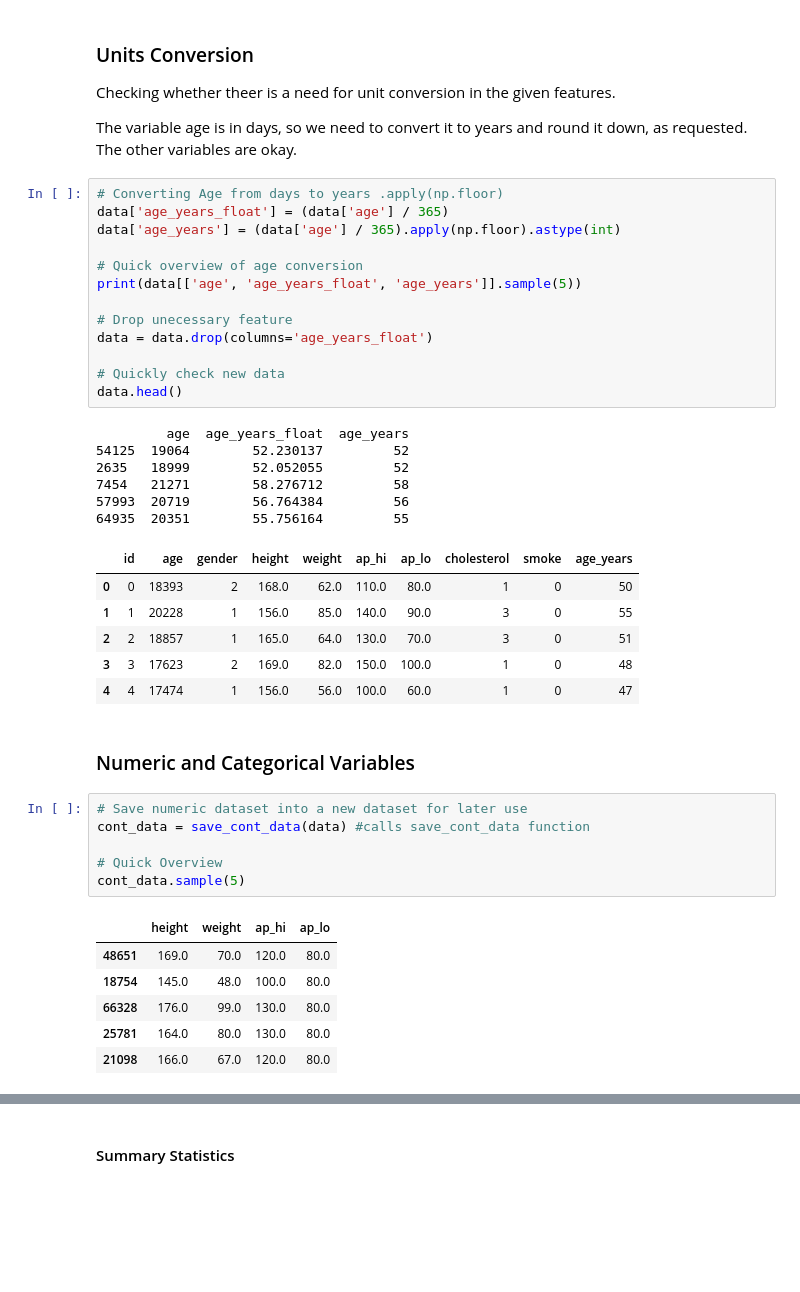
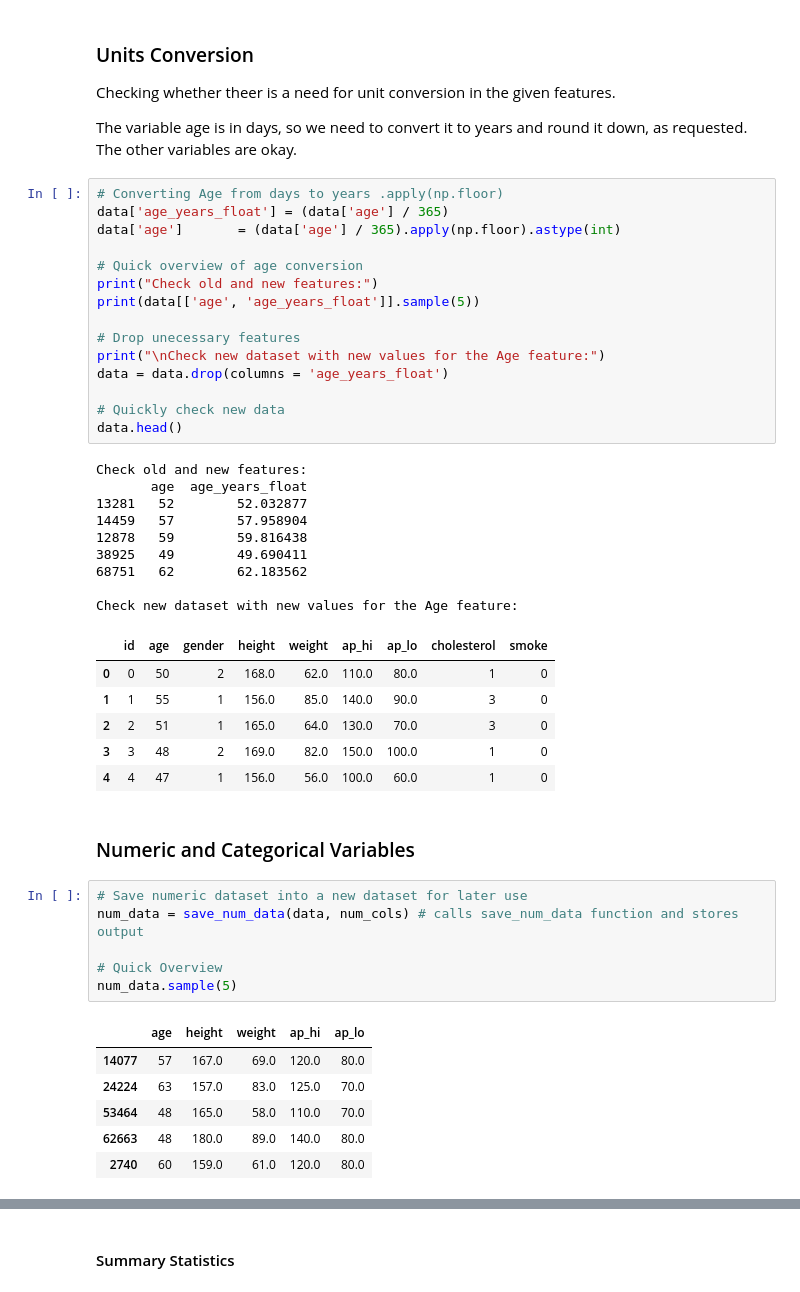
Before and after one commit to caiocvelasco/health-data-analysis, a Jupyter notebook: cardio-data-analysis-project.ipynb, the cells around one changed output, grey strips where cells are left out. Cells and saved outputs as stored; diff of their text form; blank space fills up the shorter version.

```diff
--- a/cardio-data-analysis-project.ipynb
+++ b/cardio-data-analysis-project.ipynb
@@ -351,43 +344,48 @@ The variable age is in days, so we need to convert it to years and round it down
 # %%
 # Converting Age from days to years .apply(np.floor)
 data['age_years_float'] = (data['age'] / 365)
-data['age_years'] = (data['age'] / 365).apply(np.floor).astype(int)
+data['age']       = (data['age'] / 365).apply(np.floor).astype(int)
 
 # Quick overview of age conversion
-print(data[['age', 'age_years_float', 'age_years']].sample(5))
+print("Check old and new features:")
+print(data[['age', 'age_years_float']].sample(5))
 
-# Drop unecessary feature
-data = data.drop(columns='age_years_float')
+# Drop unecessary features
+print("\nCheck new dataset with new values for the Age feature:")
+data = data.drop(columns = 'age_years_float')
 
 # Quickly check new data
 data.head()
 # %% [output]
-         age  age_years_float  age_years
-54125  19064        52.230137         52
-2635   18999        52.052055         52
-7454   21271        58.276712         58
-57993  20719        56.764384         56
-64935  20351        55.756164         55
+Check old and new features:
+       age  age_years_float
+13281   52        52.032877
+14459   57        57.958904
+12878   59        59.816438
+38925   49        49.690411
+68751   62        62.183562
+
+Check new dataset with new values for the Age feature:
-|  | id | age | gender | height | weight | ap_hi | ap_lo | cholesterol | smoke | age_years |
-| 0 | 0 | 18393 | 2 | 168.0 | 62.0 | 110.0 | 80.0 | 1 | 0 | 50 |
-| 1 | 1 | 20228 | 1 | 156.0 | 85.0 | 140.0 | 90.0 | 3 | 0 | 55 |
-| 2 | 2 | 18857 | 1 | 165.0 | 64.0 | 130.0 | 70.0 | 3 | 0 | 51 |
-| 3 | 3 | 17623 | 2 | 169.0 | 82.0 | 150.0 | 100.0 | 1 | 0 | 48 |
-| 4 | 4 | 17474 | 1 | 156.0 | 56.0 | 100.0 | 60.0 | 1 | 0 | 47 |
+|  | id | age | gender | height | weight | ap_hi | ap_lo | cholesterol | smoke |
+| 0 | 0 | 50 | 2 | 168.0 | 62.0 | 110.0 | 80.0 | 1 | 0 |
+| 1 | 1 | 55 | 1 | 156.0 | 85.0 | 140.0 | 90.0 | 3 | 0 |
+| 2 | 2 | 51 | 1 | 165.0 | 64.0 | 130.0 | 70.0 | 3 | 0 |
+| 3 | 3 | 48 | 2 | 169.0 | 82.0 | 150.0 | 100.0 | 1 | 0 |
+| 4 | 4 | 47 | 1 | 156.0 | 56.0 | 100.0 | 60.0 | 1 | 0 |
 # %% [markdown]
 ### Numeric and Categorical Variables
 # %%
 # Save numeric dataset into a new dataset for later use
-cont_data = save_cont_data(data) #calls save_cont_data function
+num_data = save_num_data(data, num_cols) # calls save_num_data function and stores output
 
 # Quick Overview
-cont_data.sample(5)
+num_data.sample(5)
 # %% [output]
-|  | height | weight | ap_hi | ap_lo |
-| 48651 | 169.0 | 70.0 | 120.0 | 80.0 |
-| 18754 | 145.0 | 48.0 | 100.0 | 80.0 |
-| 66328 | 176.0 | 99.0 | 130.0 | 80.0 |
-| 25781 | 164.0 | 80.0 | 130.0 | 80.0 |
-| 21098 | 166.0 | 67.0 | 120.0 | 80.0 |
+|  | age | height | weight | ap_hi | ap_lo |
+| 14077 | 57 | 167.0 | 69.0 | 120.0 | 80.0 |
+| 24224 | 63 | 157.0 | 83.0 | 125.0 | 70.0 |
+| 53464 | 48 | 165.0 | 58.0 | 110.0 | 70.0 |
+| 62663 | 48 | 180.0 | 89.0 | 140.0 | 80.0 |
+| 2740 | 60 | 159.0 | 61.0 | 120.0 | 80.0 |
 # %%
 # Save categorical dataset into a new dataset for later use
```
Also changed, not shown: parts of 26 cells of this notebook.
